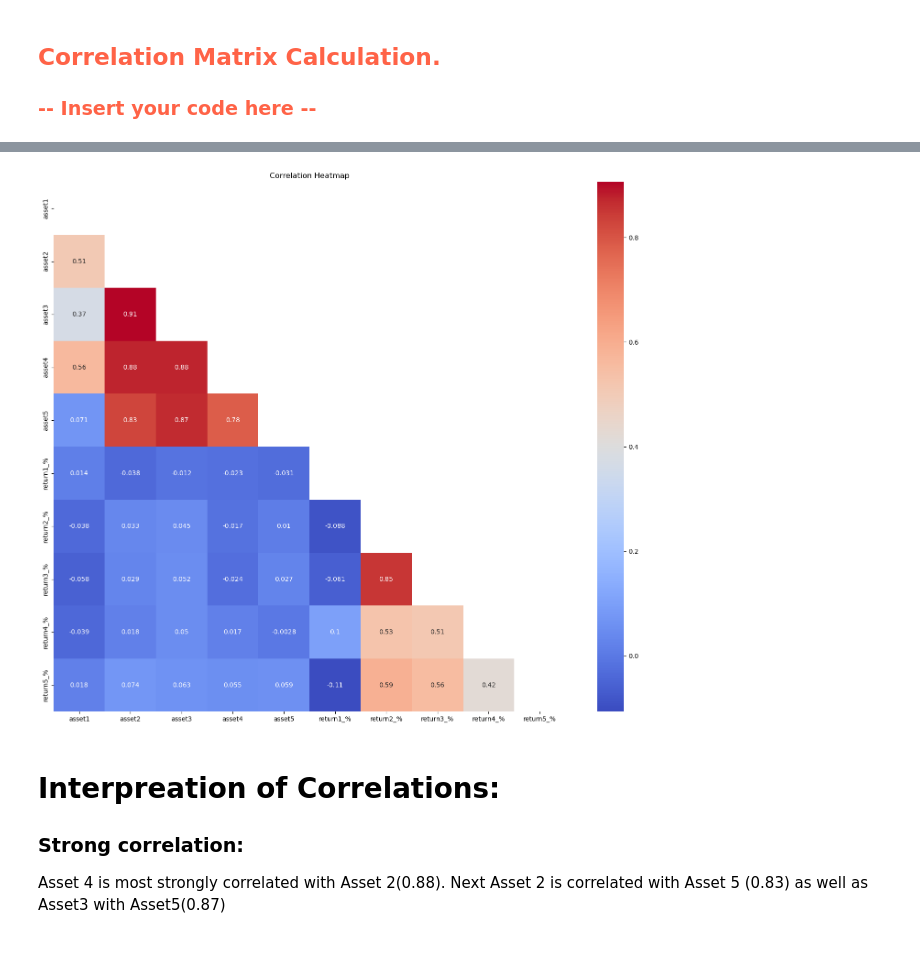
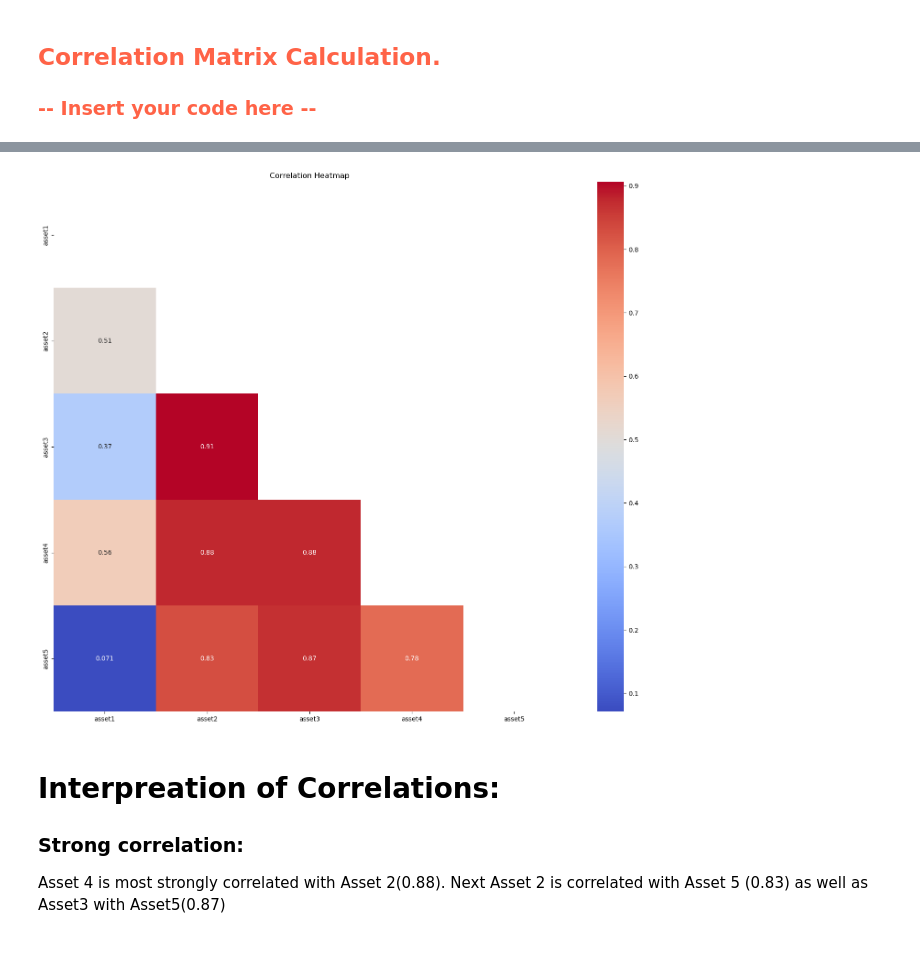
Before and after one commit to Bumbledebee/Financial-Portfolio-Analysis, a Jupyter notebook: Tech-Challenge.ipynb, the cells around one changed output, grey strips where cells are left out. Saved outputs shown, nothing was run; the diff lists cells and outputs as text; code cells hidden in the pictures.

```diff
--- a/Tech-Challenge.ipynb
+++ b/Tech-Challenge.ipynb
@@ -272,17 +233,17 @@ df1.corr(method='spearman') # this is checking the spearman correlations which i
 # %%
-mask = np.zeros_like(df1.corr(method='spearman'))
+mask = np.zeros_like(df.corr(method='spearman'))
 mask[np.triu_indices_from(mask)] = True #hide repeat half of the matrix
 
 # Setting up the matplotlib figure with an appropriate size
 plt.figure(figsize=(18, 15))
 
 # Drawing the heatmap for the numerical columns
-sns.heatmap(df1.corr(), annot=True, cmap="coolwarm", mask=mask)
+sns.heatmap(df.corr(), annot=True, cmap="coolwarm", mask=mask)
 
 plt.title("Correlation Heatmap")
 plt.show()
 # %% [output]
-[figure, old version]
+[figure, new version]
 # %% [markdown]
 # Interpreation of Correlations:
 ### Strong correlation:
```
Also changed, not shown: parts of 36 cells of this notebook.
